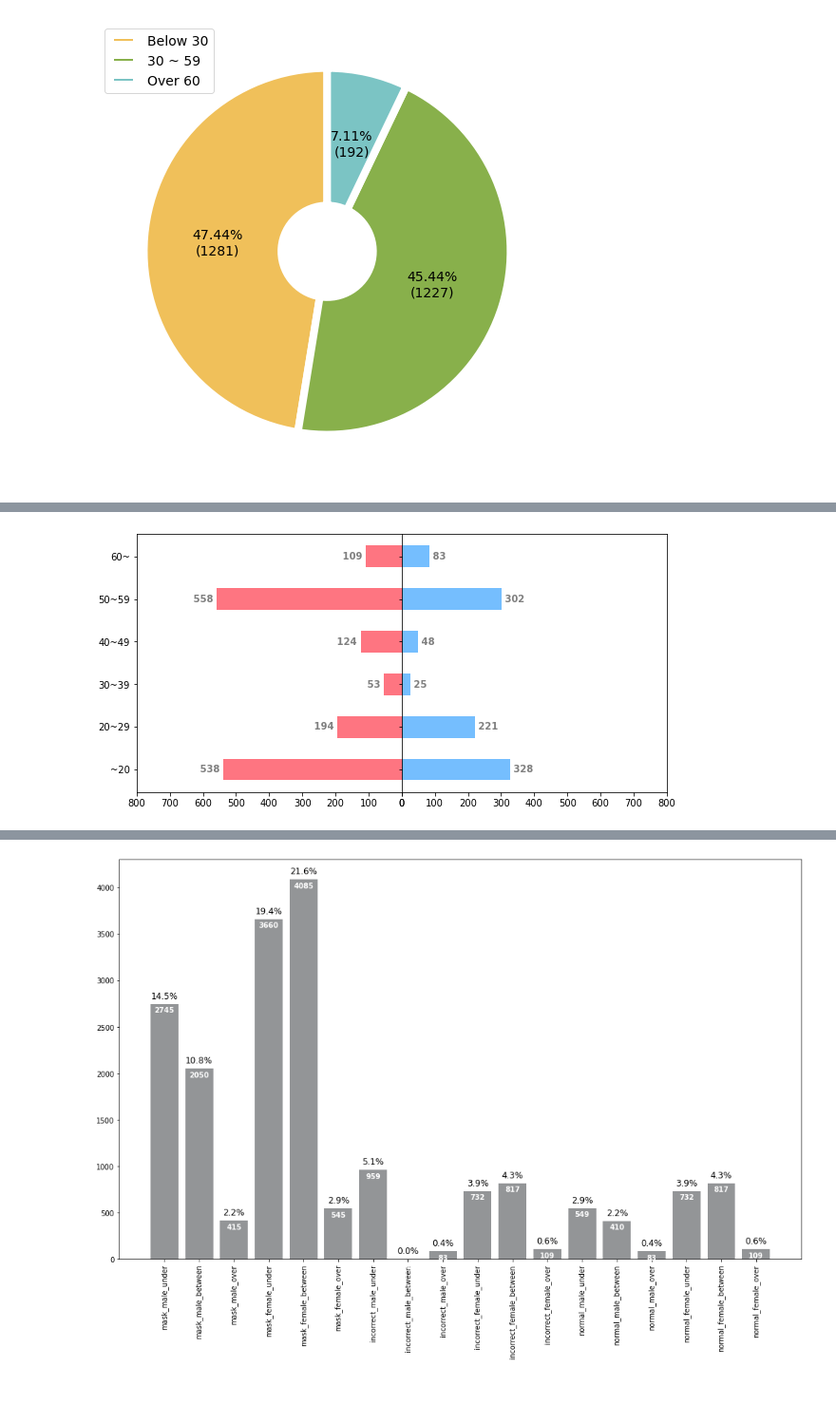
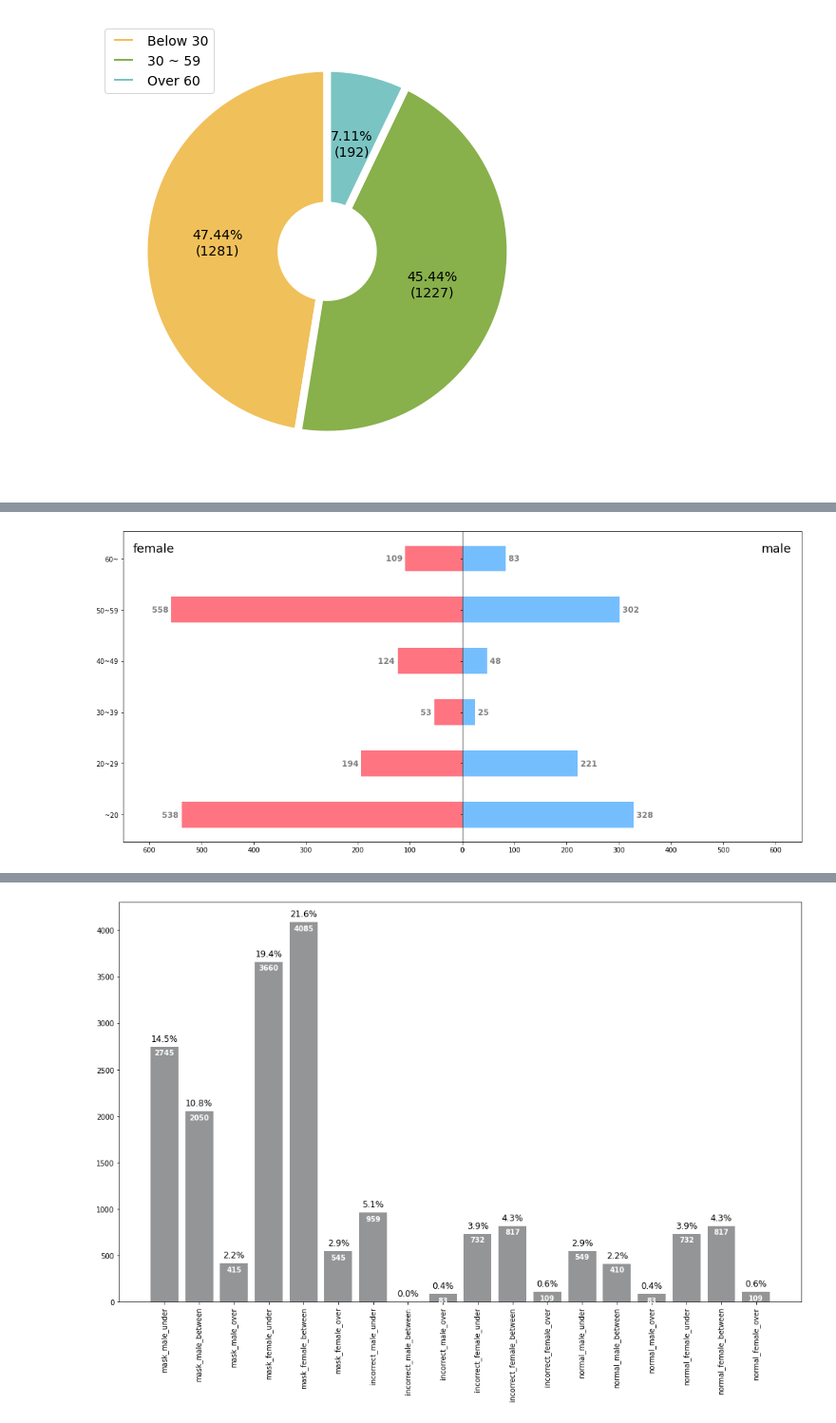
Before and after one commit to boostcampaitech4cv2/level1_imageclassification_cv-level1-cv-09, a Jupyter notebook: EDA.ipynb, the cells around one changed output, grey strips where cells are left out. Shown at 95% size. Saved outputs shown, nothing was run; the diff lists cells and outputs as text; code cells hidden in the pictures; blank space fills up the shorter version.

```diff
--- a/EDA.ipynb
+++ b/EDA.ipynb
@@ -174,33 +176,36 @@ for idx in range(len(df)) :
 # %%
 # 가로 그래프로 시각화
 
-fig, axes = plt.subplots(ncols=2, sharey=True, figsize=(10, 5), gridspec_kw={"wspace":0})
+fig, axes = plt.subplots(ncols=2, sharey=True, figsize=(15, 7), gridspec_kw={"wspace":0})
 
 female = np.array(("~20", "20~29", "30~39", "40~49", "50~59", "60~"))
 female_values = list(Female_Age.values())
 axes[0].barh(female, female_values, color= "#fe7581", height = 0.5)
+axes[0].set_title('female', fontsize=18, loc = 'left', y = 0.92, x = 0.03)
 
 male = np.array(("~20", "20~29", "30~39", "40~49", "50~59", "60~"))
 male_values = list(Male_Age.values())
 axes[1].barh(male, male_values, color="#75befe", height = 0.5)
+axes[1].set_title('male', fontsize=18, loc = 'right', y = 0.92, x = 0.97)
 
-xmax = 800
+xmax = 650
 axes[0].set_xlim(xmax, 0)
 axes[1].set_xlim(0, xmax)
 
 for ax in axes:
     for i, p in enumerate(ax.patches):
         w = p.get_width()
         if ax == axes[0]:
             ha = "right"
         else:
             ha = "left"
 
         ax.text(w, i, f" {format(w, ',')} ",
-                fontsize=10, va="center", ha=ha,
+                fontsize=12, va="center", ha=ha,
                 fontweight="bold", alpha=0.5)
 
+plt.tight_layout()
 plt.show()
 # %% [output]
-[figure, old version]
+[figure, new version]
 # %%
```
Also changed, not shown: parts of 15 cells of this notebook.
